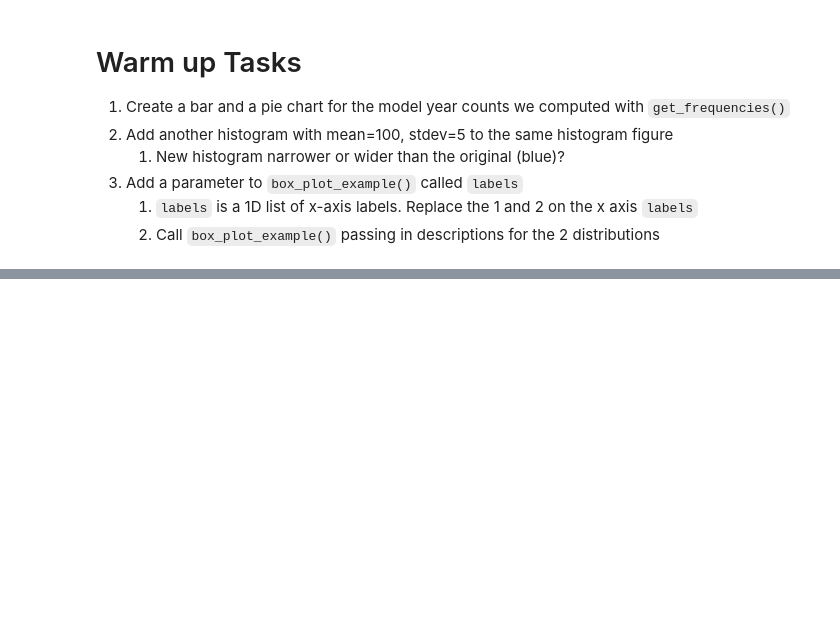
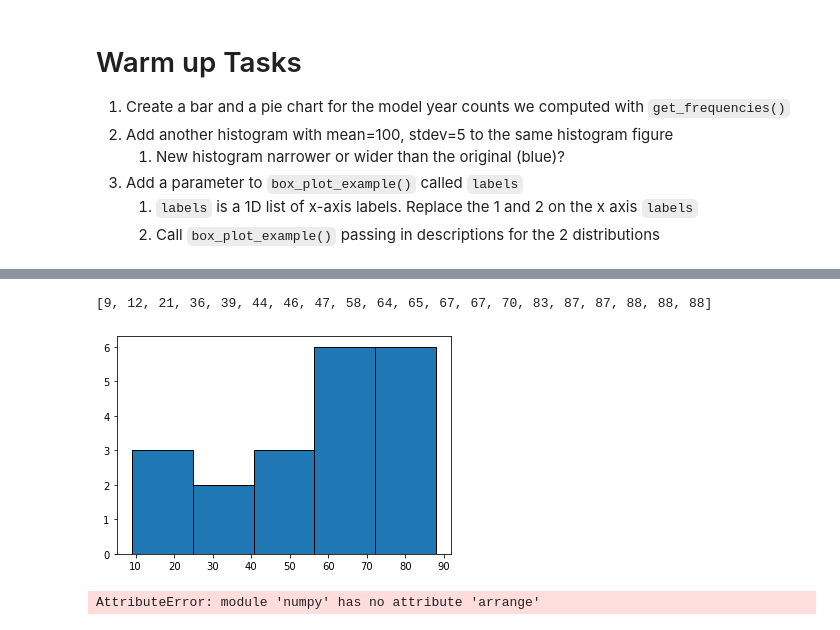
Before and after one commit to dpmacisaac/HelloWorldPersonalGH, a Jupyter notebook: MatplotlibExamples.ipynb, the cells around one changed output, grey strips where cells are left out. Cells and saved outputs as stored; diff of their text form; code cells hidden in the pictures; blank space fills up the shorter version.

```diff
--- a/MatplotlibExamples.ipynb
+++ b/MatplotlibExamples.ipynb
@@ -176,0 +199,19 @@ create_pie(val, count)
+# %%
+
+np.random.seed(0)
+values = np.random.choice(100,20)
+values = sorted(list(values))
+print(values)
+plt_freq,plt_cutoffs,plt_artists = plt.hist(values, bins=5,edgecolor="black")
+# %% [output]
+[9, 12, 21, 36, 39, 44, 46, 47, 58, 64, 65, 67, 67, 70, 83, 87, 87, 88, 88, 88]
+[figure, added]
+# %%
+import importlib
+importlib.reload(utils)
+
+cutoffs = utils.comput_equal_width_cutoffs(values,5)
+print(cutoffs)
+assert np.allclose(cutoffs, plt_cutoffs)
+# %% [output]
+AttributeError: module 'numpy' has no attribute 'arrange'
```
Also changed, not shown: parts of 5 cells of this notebook, 2 other files.
